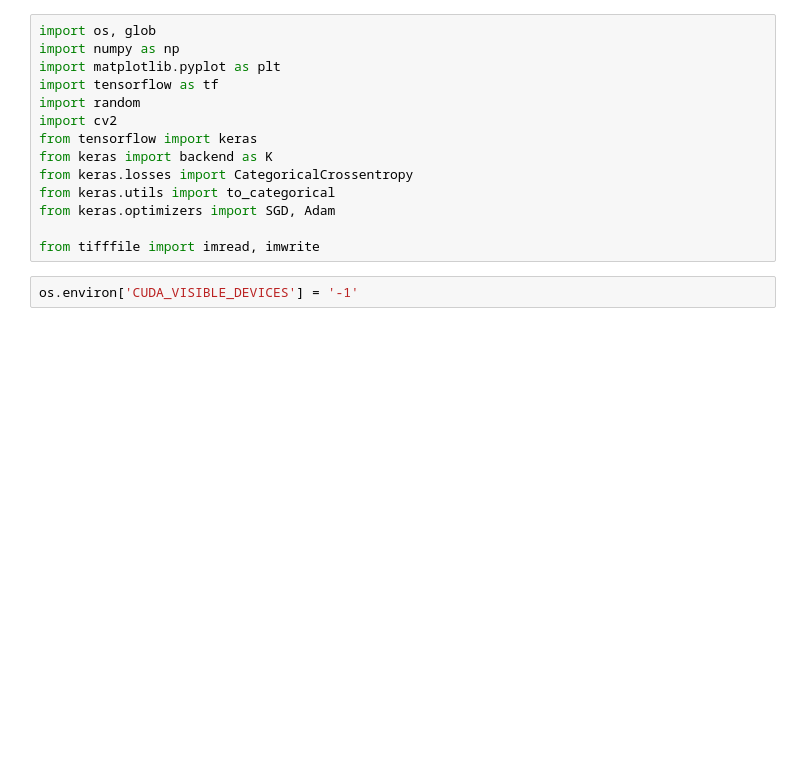
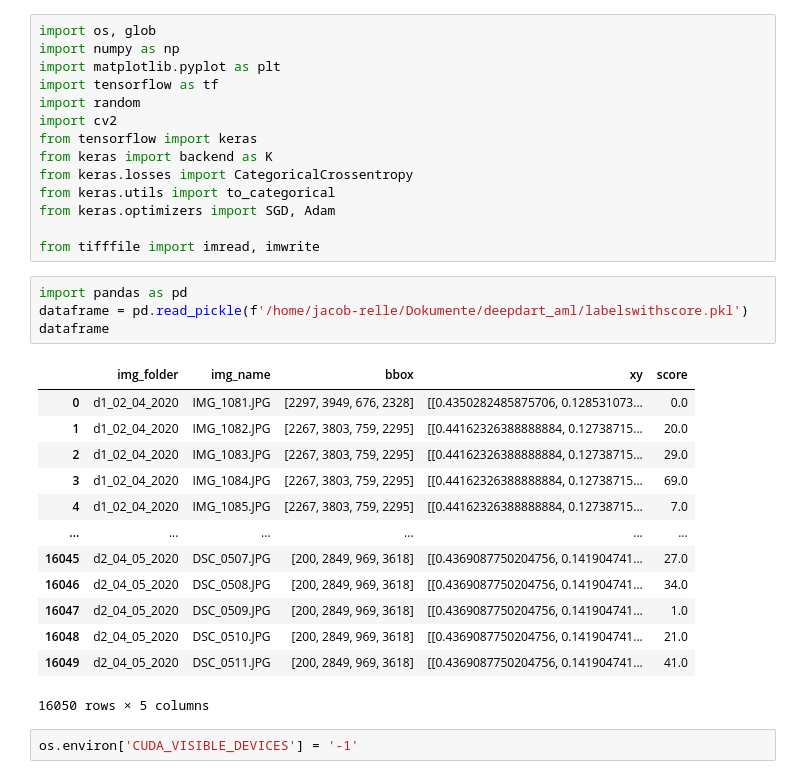
Before and after one commit to Soleer/deepdart_aml, a Jupyter notebook: U-Nets/nnU-Net _wedge.ipynb, the cells around one changed output. Cells and saved outputs as stored; diff of their text form; blank space fills up the shorter version.

```diff
--- a/U-Nets/nnU-Net _wedge.ipynb
+++ b/U-Nets/nnU-Net _wedge.ipynb
@@ -12,6 +12,24 @@ from keras.utils import to_categorical
 from keras.optimizers import SGD, Adam
 
 from tifffile import imread, imwrite
+# %%
+import pandas as pd
+dataframe = pd.read_pickle(f'/home/jacob-relle/Dokumente/deepdart_aml/labelswithscore.pkl')
+dataframe
+# %% [output]
+|  | img_folder | img_name | bbox | xy | score |
+| 0 | d1_02_04_2020 | IMG_1081.JPG | [2297, 3949, 676, 2328] | [[0.4350282485875706, 0.128531073... | 0.0 |
+| 1 | d1_02_04_2020 | IMG_1082.JPG | [2267, 3803, 759, 2295] | [[0.44162326388888884, 0.12738715... | 20.0 |
+| 2 | d1_02_04_2020 | IMG_1083.JPG | [2267, 3803, 759, 2295] | [[0.44162326388888884, 0.12738715... | 29.0 |
+| 3 | d1_02_04_2020 | IMG_1084.JPG | [2267, 3803, 759, 2295] | [[0.44162326388888884, 0.12738715... | 69.0 |
+| 4 | d1_02_04_2020 | IMG_1085.JPG | [2267, 3803, 759, 2295] | [[0.44162326388888884, 0.12738715... | 7.0 |
+| ... | ... | ... | ... | ... | ... |
+| 16045 | d2_04_05_2020 | DSC_0507.JPG | [200, 2849, 969, 3618] | [[0.4369087750204756, 0.141904741... | 27.0 |
+| 16046 | d2_04_05_2020 | DSC_0508.JPG | [200, 2849, 969, 3618] | [[0.4369087750204756, 0.141904741... | 34.0 |
+| 16047 | d2_04_05_2020 | DSC_0509.JPG | [200, 2849, 969, 3618] | [[0.4369087750204756, 0.141904741... | 1.0 |
+| 16048 | d2_04_05_2020 | DSC_0510.JPG | [200, 2849, 969, 3618] | [[0.4369087750204756, 0.141904741... | 21.0 |
+| 16049 | d2_04_05_2020 | DSC_0511.JPG | [200, 2849, 969, 3618] | [[0.4369087750204756, 0.141904741... | 41.0 |
+16050 rows × 5 columns
 # %%
 os.environ['CUDA_VISIBLE_DEVICES'] = '-1'
 # %%
```
Also changed, not shown: parts of 4 cells of this notebook, 3 other files.
